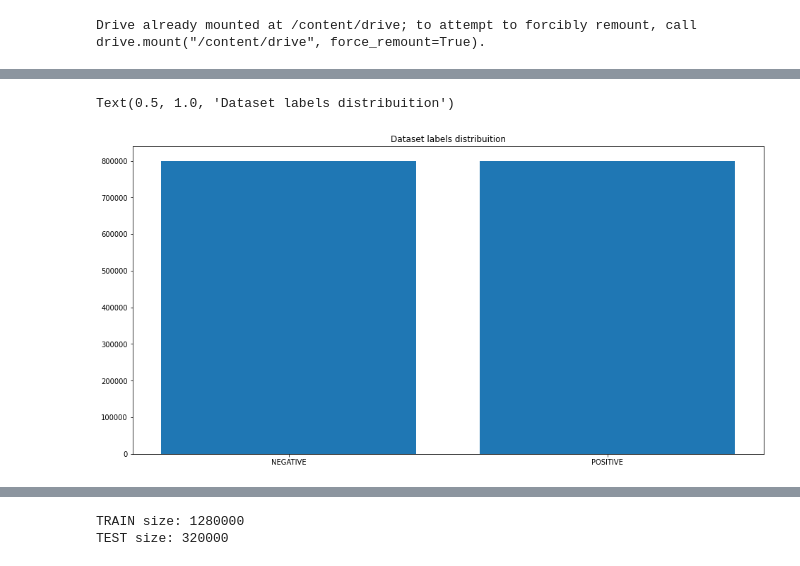
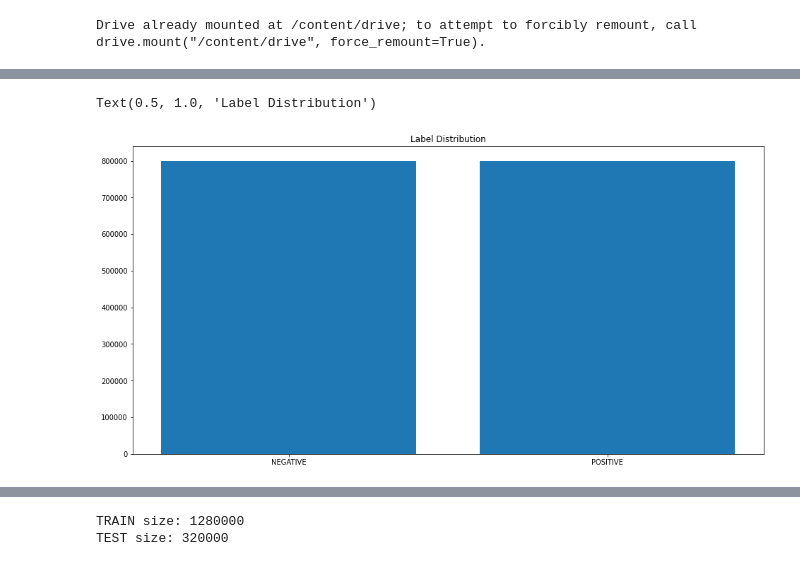
Before and after one commit to Morticzek/sentimentAnalysis, a Jupyter notebook: notebooks/SentimentAnalysis.ipynb, the cells around one changed output, grey strips where cells are left out. Cells and saved outputs as stored; diff of their text form; code cells hidden in the pictures.

```diff
--- a/notebooks/SentimentAnalysis.ipynb
+++ b/notebooks/SentimentAnalysis.ipynb
@@ -105,9 +85,8 @@ Wall time: 494 ms
 # %%
 target_cnt = Counter(df.target)
-
 plt.figure(figsize=(16,8))
 plt.bar(target_cnt.keys(), target_cnt.values())
-plt.title("Dataset labels distribuition")
+plt.title("Label Distribution")
 # %% [output]
-Text(0.5, 1.0, 'Dataset labels distribuition')
+Text(0.5, 1.0, 'Label Distribution')
-[figure, old version]
+[figure, new version]
```
Also changed, not shown: parts of 34 cells of this notebook.
